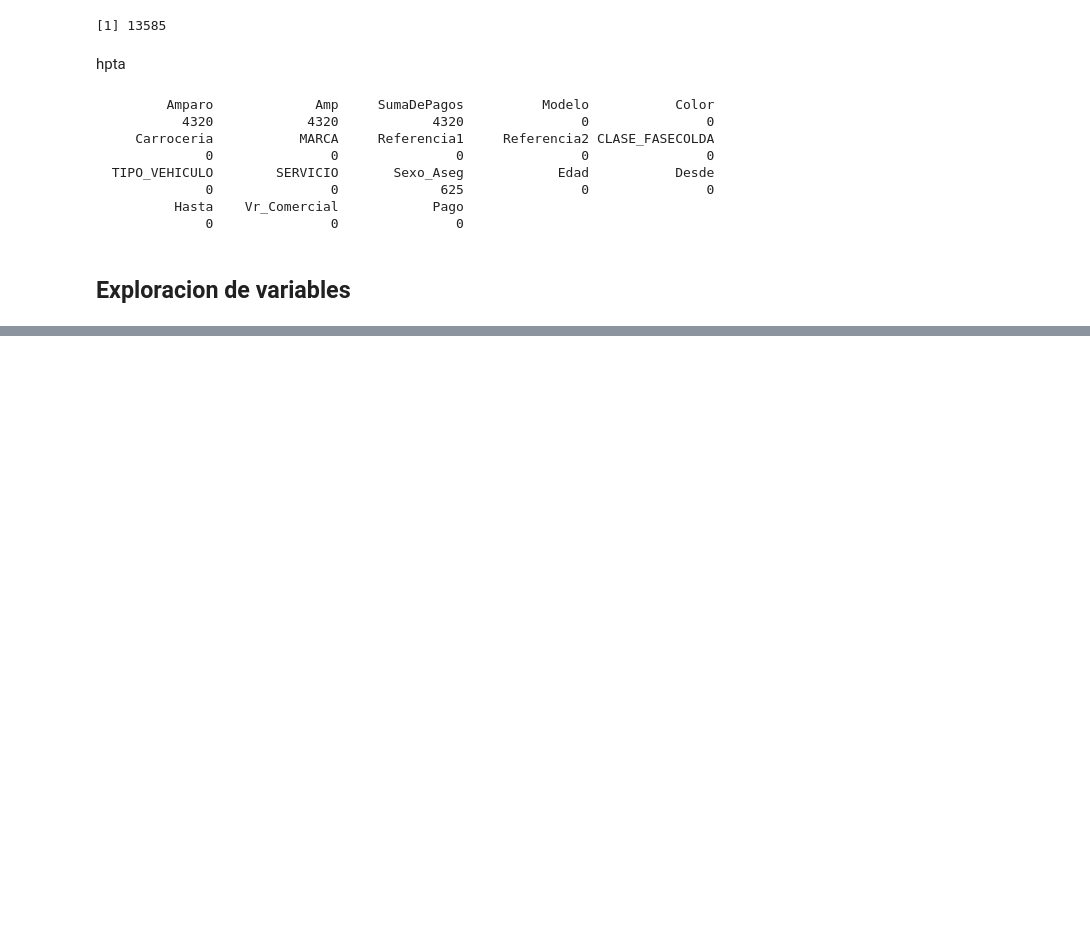
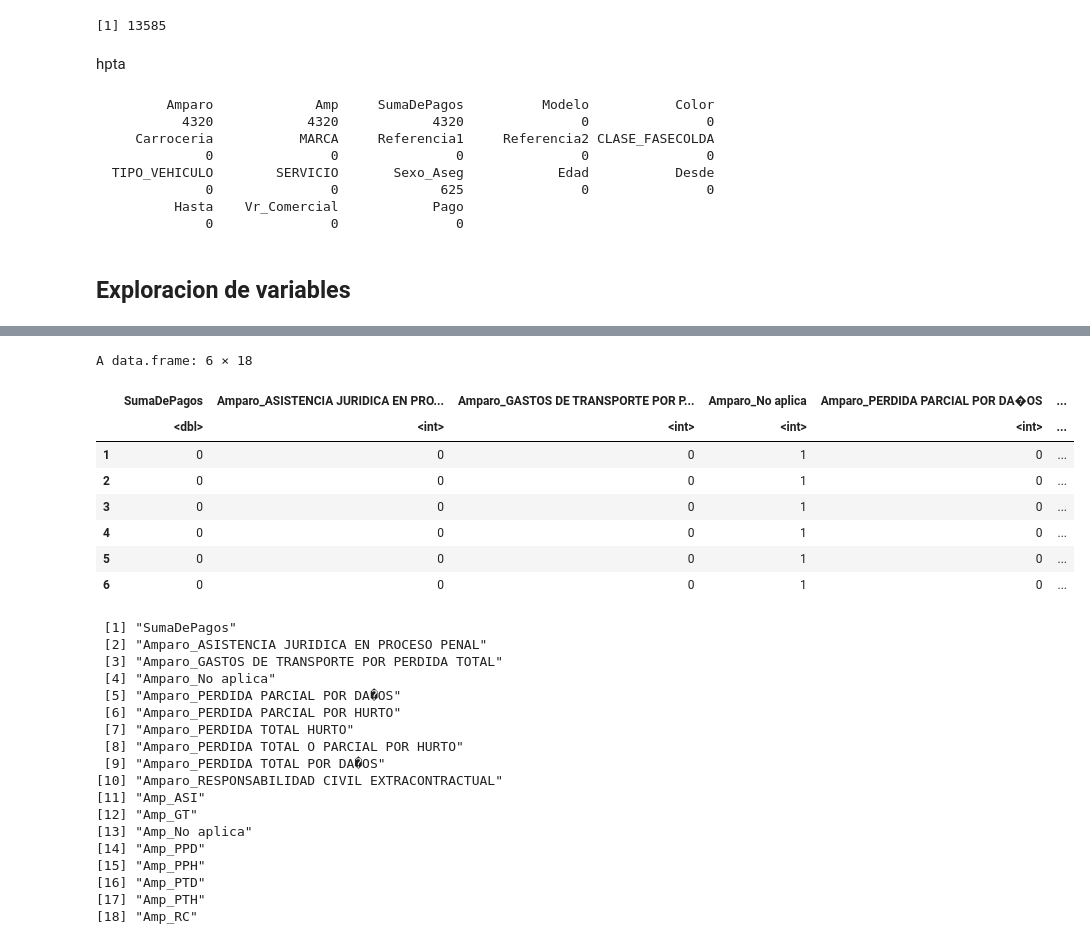
Before and after one commit to RiemannIntegrable/pricing-de-seguros-con-modelos-lineales-generalizados, a Jupyter notebook: notebooks/analisis_descriptivo.ipynb, the cells around one changed output, grey strips where cells are left out. Cells and saved outputs as stored; diff of their text form; code cells hidden in the pictures; blank space fills up the shorter version.

```diff
--- a/notebooks/analisis_descriptivo.ipynb
+++ b/notebooks/analisis_descriptivo.ipynb
@@ -72,0 +157,58 @@ colSums(is.na(df_input))
+# %%
+library(fastDummies)
+
+# Definir pago mínimo
+pago_minimo <- 50000  # Ajusta según tu criterio
+
+# Preparar datos
+df_dummy <- df_input %>%
+  select(Amparo, Amp, SumaDePagos) %>%
+  mutate(
+    # Convertir NA a "No aplica"
+    Amparo = ifelse(is.na(Amparo), "No aplica", Amparo),
+    Amp = ifelse(is.na(Amp), "No aplica", Amp),
+    # Procesar SumaDePagos
+    SumaDePagos = case_when(
+      is.na(SumaDePagos) ~ 0,
+      SumaDePagos < pago_minimo ~ 0,
+      TRUE ~ SumaDePagos
+    )
+  )
+
+# Crear variables dummy
+df_final <- dummy_cols(df_dummy,
+                      select_columns = c("Amparo", "Amp"),
+                      remove_first_dummy = FALSE,
+                      remove_selected_columns = TRUE)
+
+# Ver estructura
+head(df_final)
+names(df_final)
+# %% [output]
+A data.frame: 6 × 18
+|  | SumaDePagos | Amparo_ASISTENCIA JURIDICA EN PRO... | Amparo_GASTOS DE TRANSPORTE POR P... | Amparo_No aplica | Amparo_PERDIDA PARCIAL POR DA�OS | ... |
+|  | <dbl> | <int> | <int> | <int> | <int> | ... |
+| 1 | 0 | 0 | 0 | 1 | 0 | ... |
+| 2 | 0 | 0 | 0 | 1 | 0 | ... |
+| 3 | 0 | 0 | 0 | 1 | 0 | ... |
+| 4 | 0 | 0 | 0 | 1 | 0 | ... |
+| 5 | 0 | 0 | 0 | 1 | 0 | ... |
+| 6 | 0 | 0 | 0 | 1 | 0 | ... |
+ [1] "SumaDePagos"
+ [2] "Amparo_ASISTENCIA JURIDICA EN PROCESO PENAL"
+ [3] "Amparo_GASTOS DE TRANSPORTE POR PERDIDA TOTAL"
+ [4] "Amparo_No aplica"
+ [5] "Amparo_PERDIDA PARCIAL POR DA�OS"
+ [6] "Amparo_PERDIDA PARCIAL POR HURTO"
+ [7] "Amparo_PERDIDA TOTAL HURTO"
+ [8] "Amparo_PERDIDA TOTAL O PARCIAL POR HURTO"
+ [9] "Amparo_PERDIDA TOTAL POR DA�OS"
+[10] "Amparo_RESPONSABILIDAD CIVIL EXTRACONTRACTUAL"
+[11] "Amp_ASI"
+[12] "Amp_GT"
+[13] "Amp_No aplica"
+[14] "Amp_PPD"
+[15] "Amp_PPH"
+[16] "Amp_PTD"
+[17] "Amp_PTH"
+[18] "Amp_RC"
```
Also changed, not shown: parts of 37 cells of this notebook.
